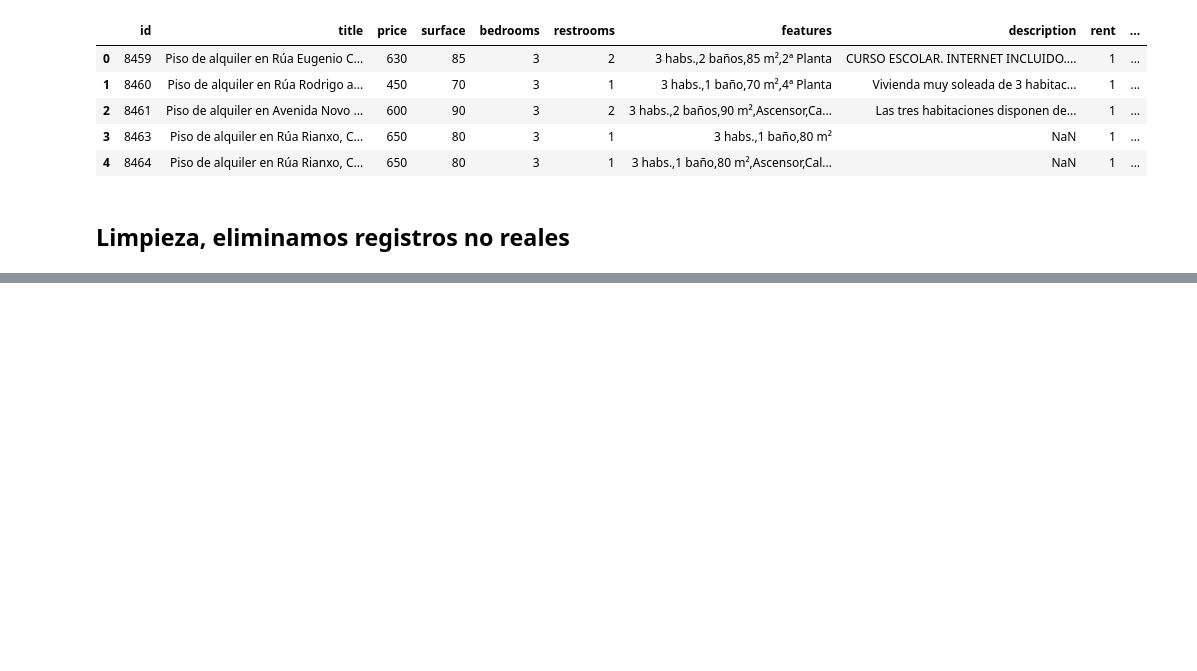
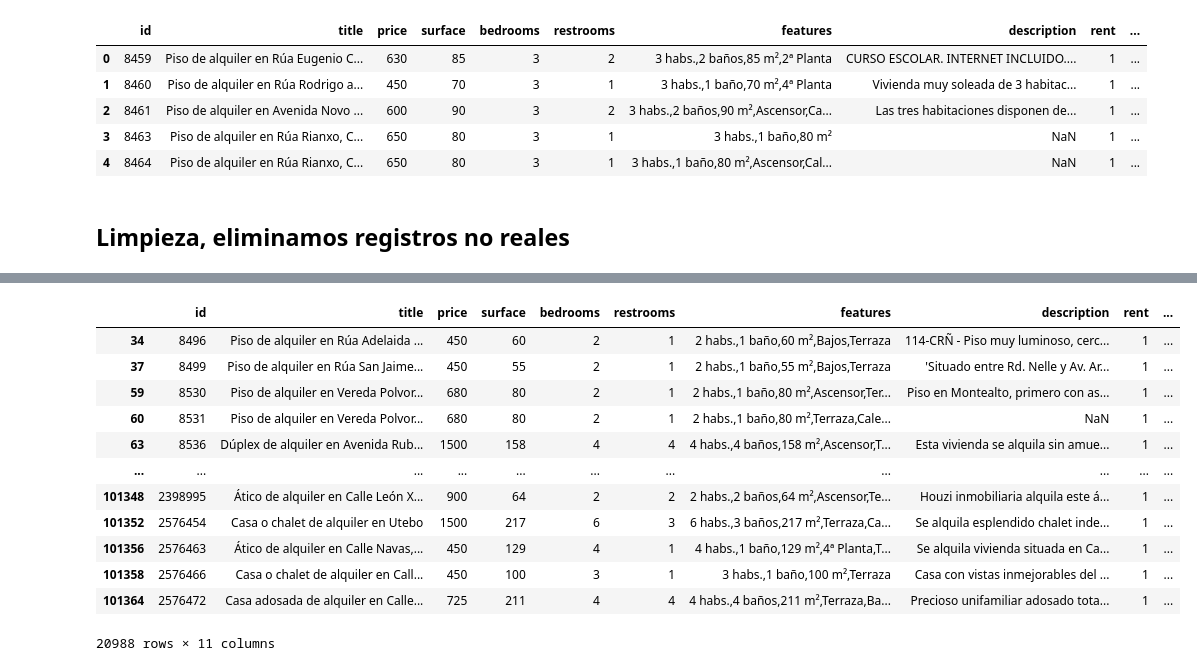
Before and after one commit to Oscar1979-png/2026-02-BILBAO-FT-Data-Science, a Jupyter notebook: Reto alquiler.ipynb, the cells around one changed output, grey strips where cells are left out. Saved outputs shown, nothing was run; the diff lists cells and outputs as text; code cells hidden in the pictures; blank space fills up the shorter version.

```diff
--- a/Reto alquiler.ipynb
+++ b/Reto alquiler.ipynb
@@ -31,0 +50,16 @@ Filas eliminadas: 8267
+# %%
+df[df.features.str.contains("Terraza", na=False)]
+# %% [output]
+|  | id | title | price | surface | bedrooms | restrooms | features | description | rent | ... |
+| 34 | 8496 | Piso de alquiler en Rúa Adelaida ... | 450 | 60 | 2 | 1 | 2 habs.,1 baño,60 m²,Bajos,Terraza | 114-CRÑ - Piso muy luminoso, cerc... | 1 | ... |
+| 37 | 8499 | Piso de alquiler en Rúa San Jaime... | 450 | 55 | 2 | 1 | 2 habs.,1 baño,55 m²,Bajos,Terraza | 'Situado entre Rd. Nelle y Av. Ar... | 1 | ... |
+| 59 | 8530 | Piso de alquiler en Vereda Polvor... | 680 | 80 | 2 | 1 | 2 habs.,1 baño,80 m²,Ascensor,Ter... | Piso en Montealto, primero con as... | 1 | ... |
+| 60 | 8531 | Piso de alquiler en Vereda Polvor... | 680 | 80 | 2 | 1 | 2 habs.,1 baño,80 m²,Terraza,Cale... | NaN | 1 | ... |
+| 63 | 8536 | Dúplex de alquiler en Avenida Rub... | 1500 | 158 | 4 | 4 | 4 habs.,4 baños,158 m²,Ascensor,T... | Esta vivienda se alquila sin amue... | 1 | ... |
+| ... | ... | ... | ... | ... | ... | ... | ... | ... | ... | ... |
+| 101348 | 2398995 | Ático de alquiler en Calle León X... | 900 | 64 | 2 | 2 | 2 habs.,2 baños,64 m²,Ascensor,Te... | Houzi inmobiliaria alquila este á... | 1 | ... |
+| 101352 | 2576454 | Casa o chalet de alquiler en Utebo | 1500 | 217 | 6 | 3 | 6 habs.,3 baños,217 m²,Terraza,Ca... | Se alquila esplendido chalet inde... | 1 | ... |
+| 101356 | 2576463 | Ático de alquiler en Calle Navas,... | 450 | 129 | 4 | 1 | 4 habs.,1 baño,129 m²,4ª Planta,T... | Se alquila vivienda situada en Ca... | 1 | ... |
+| 101358 | 2576466 | Casa o chalet de alquiler en Call... | 450 | 100 | 3 | 1 | 3 habs.,1 baño,100 m²,Terraza | Casa con vistas inmejorables del ... | 1 | ... |
+| 101364 | 2576472 | Casa adosada de alquiler en Calle... | 725 | 211 | 4 | 4 | 4 habs.,4 baños,211 m²,Terraza,Ba... | Precioso unifamiliar adosado tota... | 1 | ... |
+20988 rows × 11 columns
```
Also changed, not shown: parts of 8 cells of this notebook.
